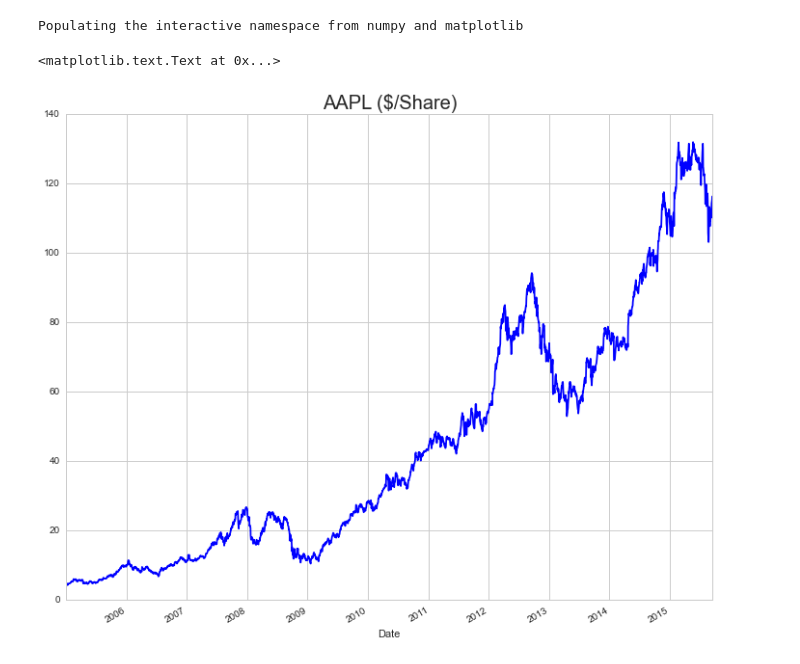
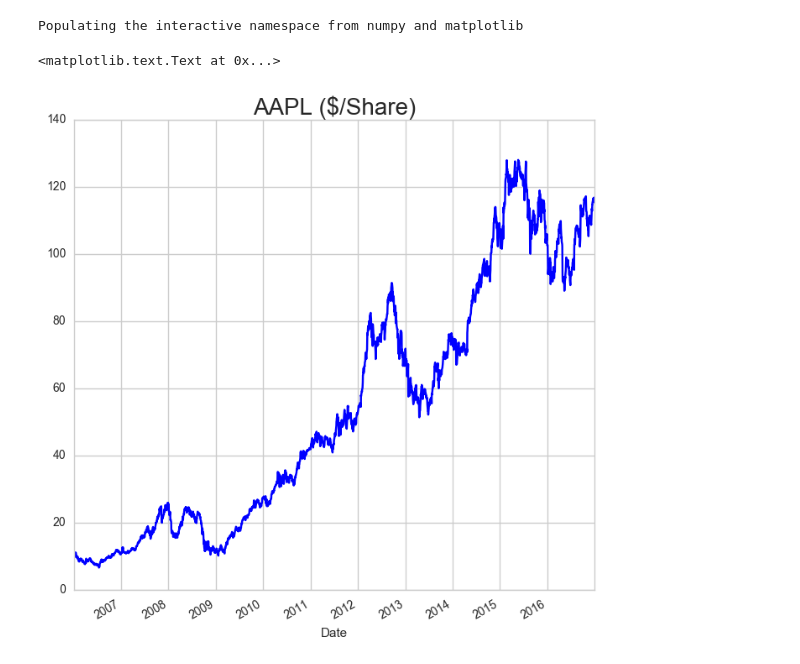
Before and after one commit to thsavage/Applied-Data-Science, a Jupyter notebook: CAPM.ipynb, the cells around one changed output. Drawn from its saved outputs; the diff is of its cells as text; code cells hidden in the pictures.

```diff
--- a/CAPM.ipynb
+++ b/CAPM.ipynb
@@ -62,9 +61,16 @@ nasdaq = nasdaq_all['Index Value']
+# %%
+# Grab Apple and NASDAQ data.
+
+start, end = dt.datetime(2006, 1, 1), dt.datetime(2016, 12, 31)
+aapl_all = web.DataReader('aapl', 'yahoo', start, end)
+nasdaq_all = web.DataReader('^ixic', 'yahoo', start, end)
+aapl = aapl_all['Adj Close']
+nasdaq = nasdaq_all['Adj Close']
 # %%
-plt.figure(figsize = (12,10))
-#plt.plot(aapl)
+plt.figure(figsize=(8,8))
 aapl.plot(color='blue')
 plt.title('AAPL ($/Share)', fontsize=20)
 # %% [output]
 <matplotlib.text.Text at 0x...>
-[figure, old version]
+[figure, new version]
 # %%
```
Also changed, not shown: parts of 23 cells of this notebook, 4 other files.
